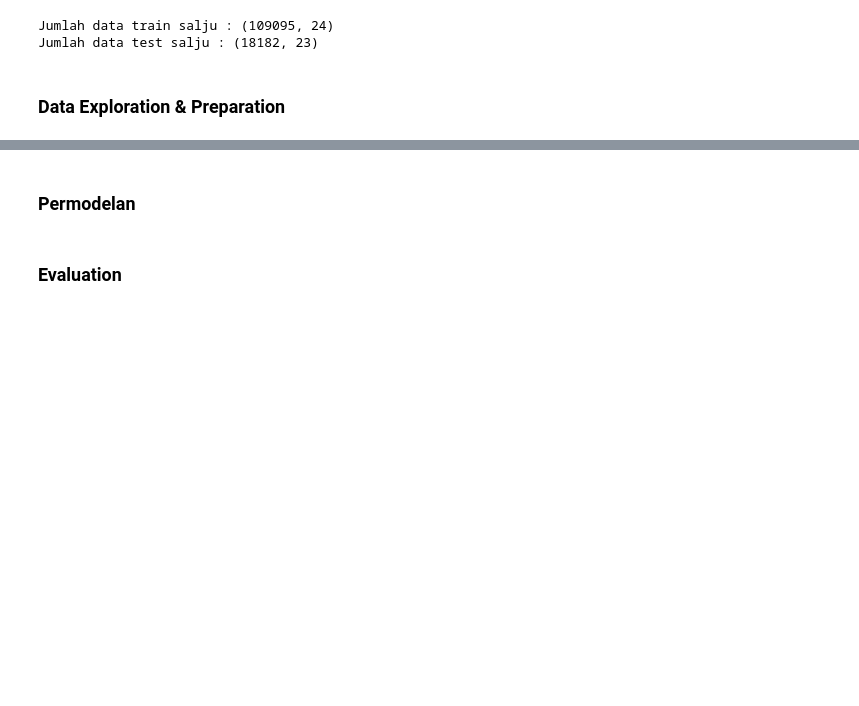
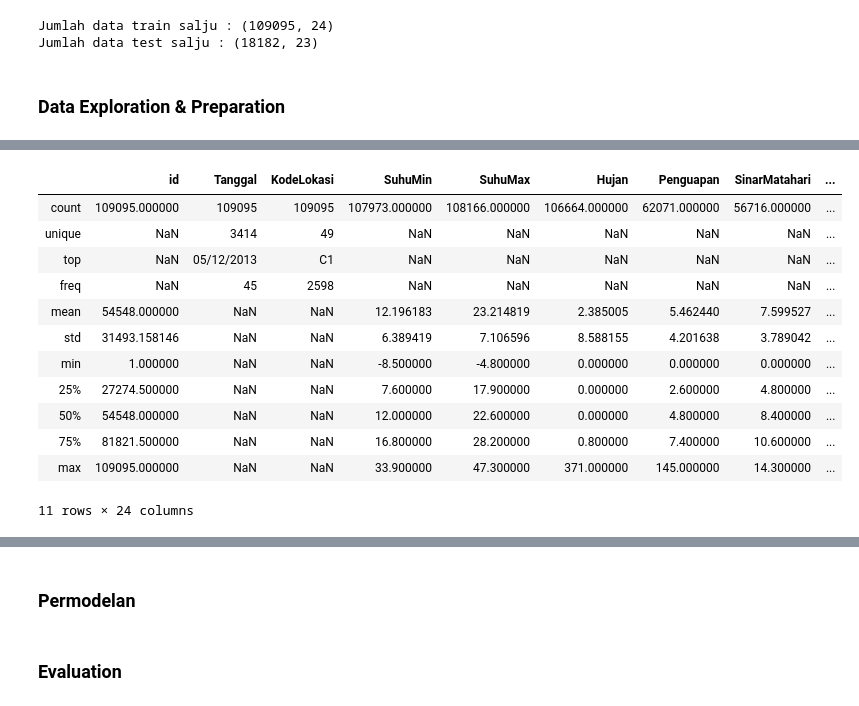
Before and after one commit to ichlasul0899/Klasifikasi-Salju-, a Jupyter notebook: code/Untitled.ipynb, the cells around one changed output, grey strips where cells are left out. Drawn from its saved outputs; the diff is of its cells as text; code cells hidden in the pictures; blank space fills up the shorter version.

```diff
--- a/code/Untitled.ipynb
+++ b/code/Untitled.ipynb
@@ -56,0 +81,16 @@ Jumlah data test salju : (18182, 23)
+# %%
+data_train_salju.describe(include='all')
+# %% [output]
+|  | id | Tanggal | KodeLokasi | SuhuMin | SuhuMax | Hujan | Penguapan | SinarMatahari | ... |
+| count | 109095.000000 | 109095 | 109095 | 107973.000000 | 108166.000000 | 106664.000000 | 62071.000000 | 56716.000000 | ... |
+| unique | NaN | 3414 | 49 | NaN | NaN | NaN | NaN | NaN | ... |
+| top | NaN | 05/12/2013 | C1 | NaN | NaN | NaN | NaN | NaN | ... |
+| freq | NaN | 45 | 2598 | NaN | NaN | NaN | NaN | NaN | ... |
+| mean | 54548.000000 | NaN | NaN | 12.196183 | 23.214819 | 2.385005 | 5.462440 | 7.599527 | ... |
+| std | 31493.158146 | NaN | NaN | 6.389419 | 7.106596 | 8.588155 | 4.201638 | 3.789042 | ... |
+| min | 1.000000 | NaN | NaN | -8.500000 | -4.800000 | 0.000000 | 0.000000 | 0.000000 | ... |
+| 25% | 27274.500000 | NaN | NaN | 7.600000 | 17.900000 | 0.000000 | 2.600000 | 4.800000 | ... |
+| 50% | 54548.000000 | NaN | NaN | 12.000000 | 22.600000 | 0.000000 | 4.800000 | 8.400000 | ... |
+| 75% | 81821.500000 | NaN | NaN | 16.800000 | 28.200000 | 0.800000 | 7.400000 | 10.600000 | ... |
+| max | 109095.000000 | NaN | NaN | 33.900000 | 47.300000 | 371.000000 | 145.000000 | 14.300000 | ... |
+11 rows × 24 columns
```
Also changed, not shown: parts of 19 cells of this notebook.
